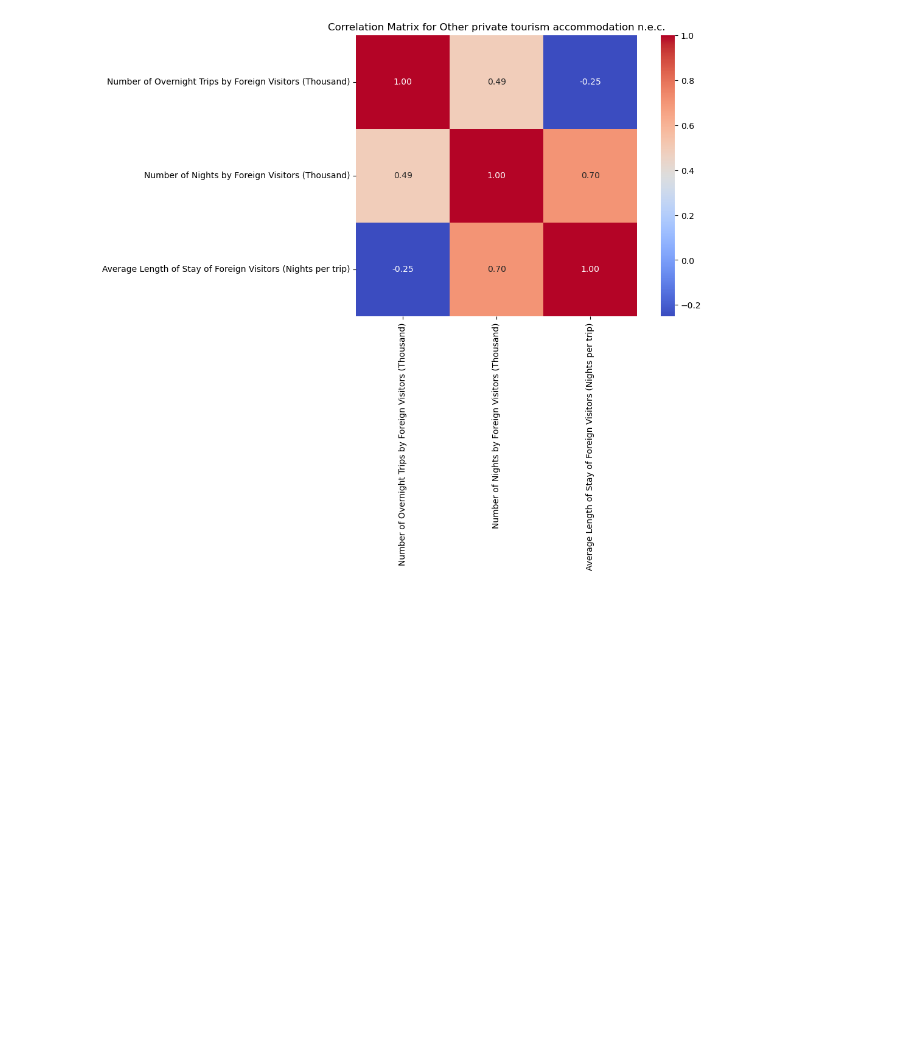
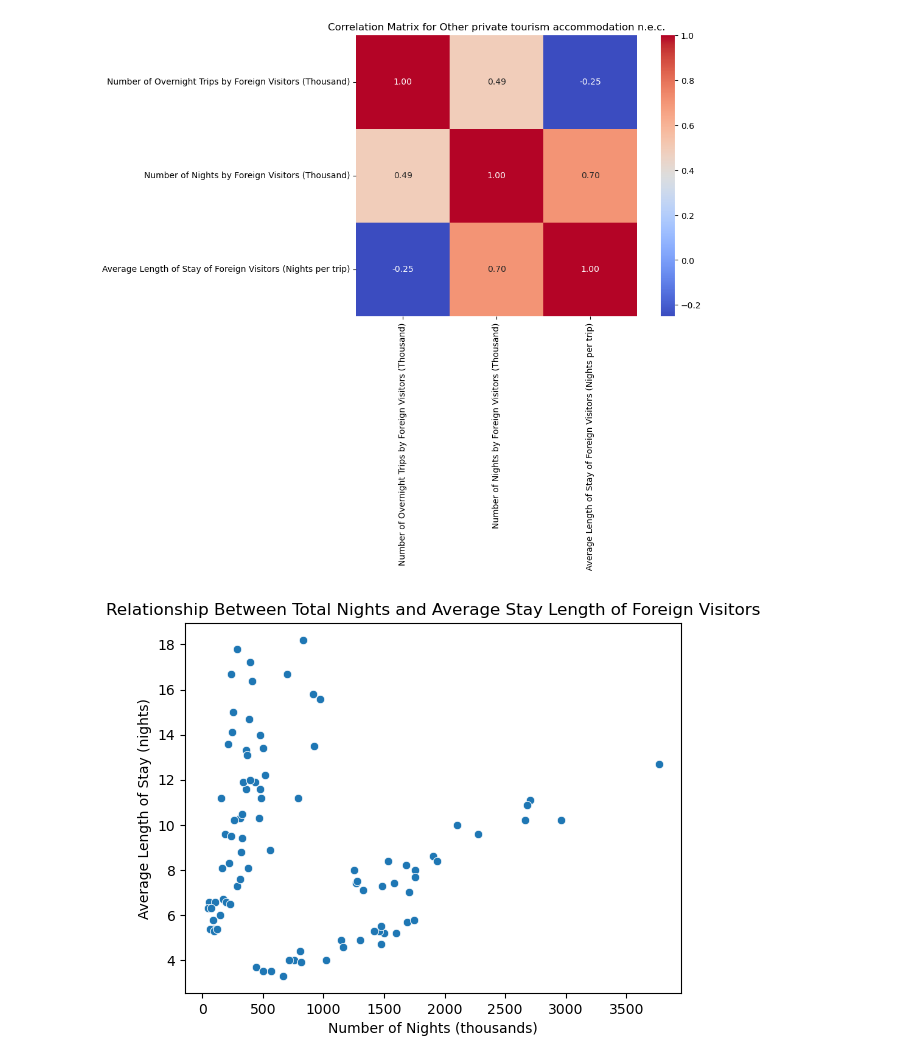
Before and after one commit to IssetVillegas/CCT-Dublin-msc-da-sept-24-sem-1-ca1-IssetVillegas, a Jupyter notebook: EDA.ipynb, the cells around one changed output. Drawn from its saved outputs; the diff is of its cells as text; code cells hidden in the pictures; blank space fills up the shorter version.

```diff
--- a/EDA.ipynb
+++ b/EDA.ipynb
@@ -462,3 +484,17 @@ for accommodation_type in types_of_accommodation:
 [figure]
 [figure]
 [figure]
+# %%
+#To create a scatter plot for the number of nights and average length of stay
+sns.scatterplot(x='Number of Nights by Foreign Visitors (Thousand)',
+                 y='Average Length of Stay of Foreign Visitors (Nights per trip)',
+                 data=df_no_outliers)
+
+#to set the labels
+plt.title('Relationship Between Total Nights and Average Stay Length of Foreign Visitors')
+plt.xlabel('Number of Nights (thousands)')
+plt.ylabel('Average Length of Stay (nights)')
+#to show the plot
+plt.show()
+# %% [output]
+[figure, added]
```
Also changed, not shown: parts of 7 cells of this notebook.
